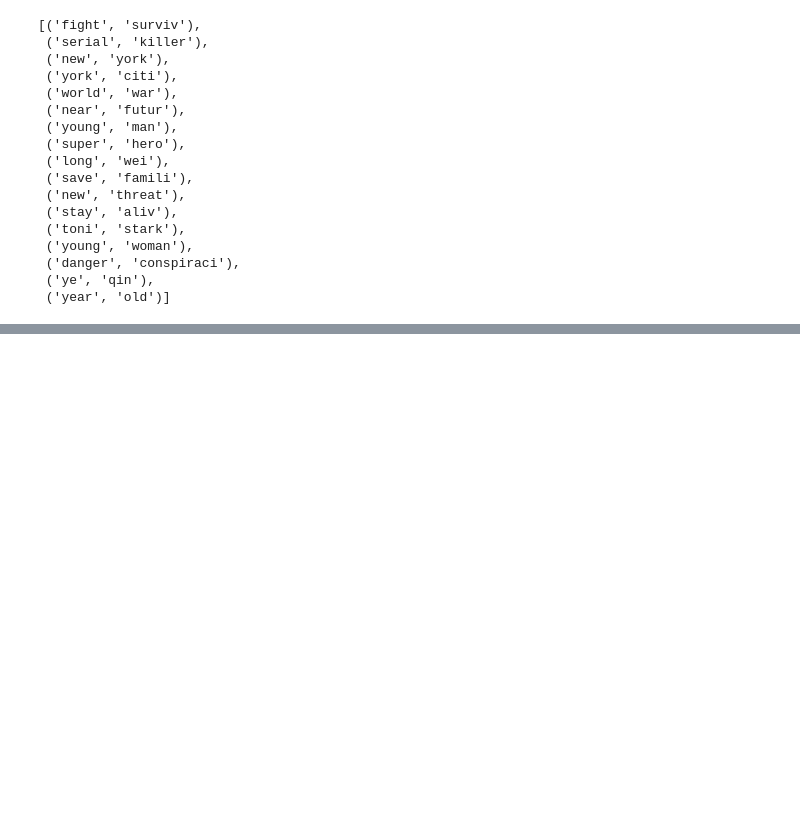
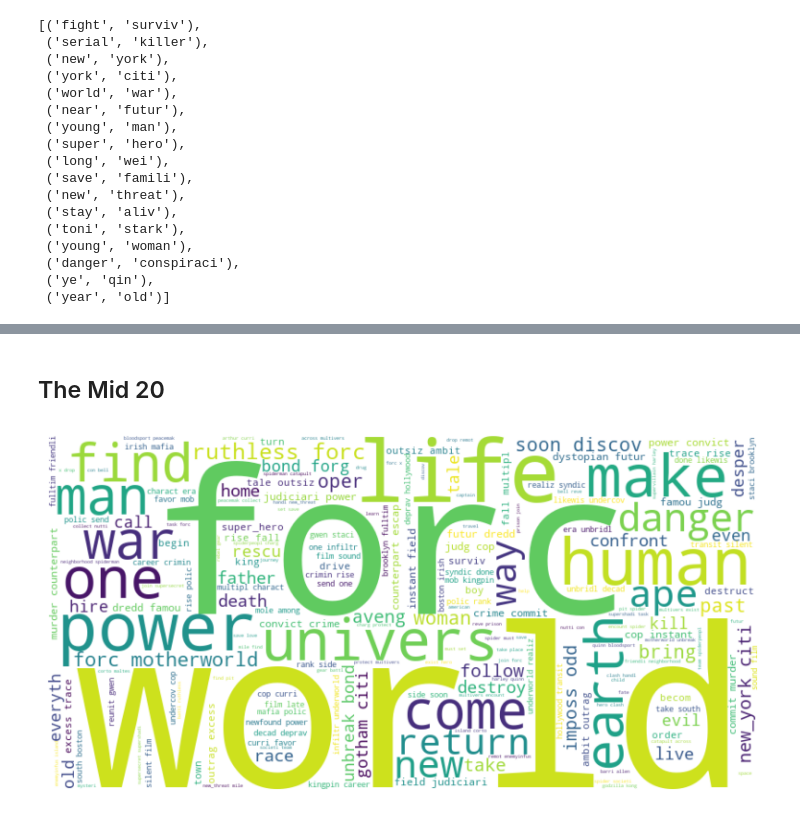
Before and after one commit to LanxiZhang1/project-A, a Jupyter notebook: projectA.ipynb, the cells around one changed output, grey strips where cells are left out. Cells and saved outputs as stored; diff of their text form; code cells hidden in the pictures; blank space fills up the shorter version.

```diff
--- a/projectA.ipynb
+++ b/projectA.ipynb
@@ -624,2 +624,3 @@ data['tokenized_overview'] = data['overview'].apply(lambda x: mwe_tokenizer.toke
 # %%
-top_communities = sorted(community_avg_votes.items(), key=lambda x: x[1], reverse=True)[:10]
+sorted_communities = sorted(community_avg_votes.items(), key=lambda x: x[1], reverse=True)
+sorted_communities[:10]
@@ -637,0 +648,9 @@ all_words_top = np.array(list(chain.from_iterable(top_df['tokenized_overview'].v
+# %%
+#Extract the tokenized overviews of each community from the dataset
+
+communities_overviews = {}
+for com in sorted_communities:
+    movies = comm_movies[com[0]]
+    overviews = data[data['id'].isin(movies)]['tokenized_overview']
+    all_overviews = np.array(list(chain.from_iterable(overviews.values)))
+    communities_overviews[com[0]] = all_overviews
@@ -754,0 +904,12 @@ plt.show()
+# %% [markdown]
+## The Mid 20
+# %%
+#Create wordcloud
+from wordcloud import WordCloud
+wordcloud = WordCloud(width=800, height=400, background_color ='white').generate(' '.join(mid_20))
+plt.figure(figsize=(10, 5))
+plt.imshow(wordcloud, interpolation='bilinear')
+plt.axis('off')
+plt.show()
+# %% [output]
+[figure, added]
```
Also changed, not shown: parts of 27 cells of this notebook.
